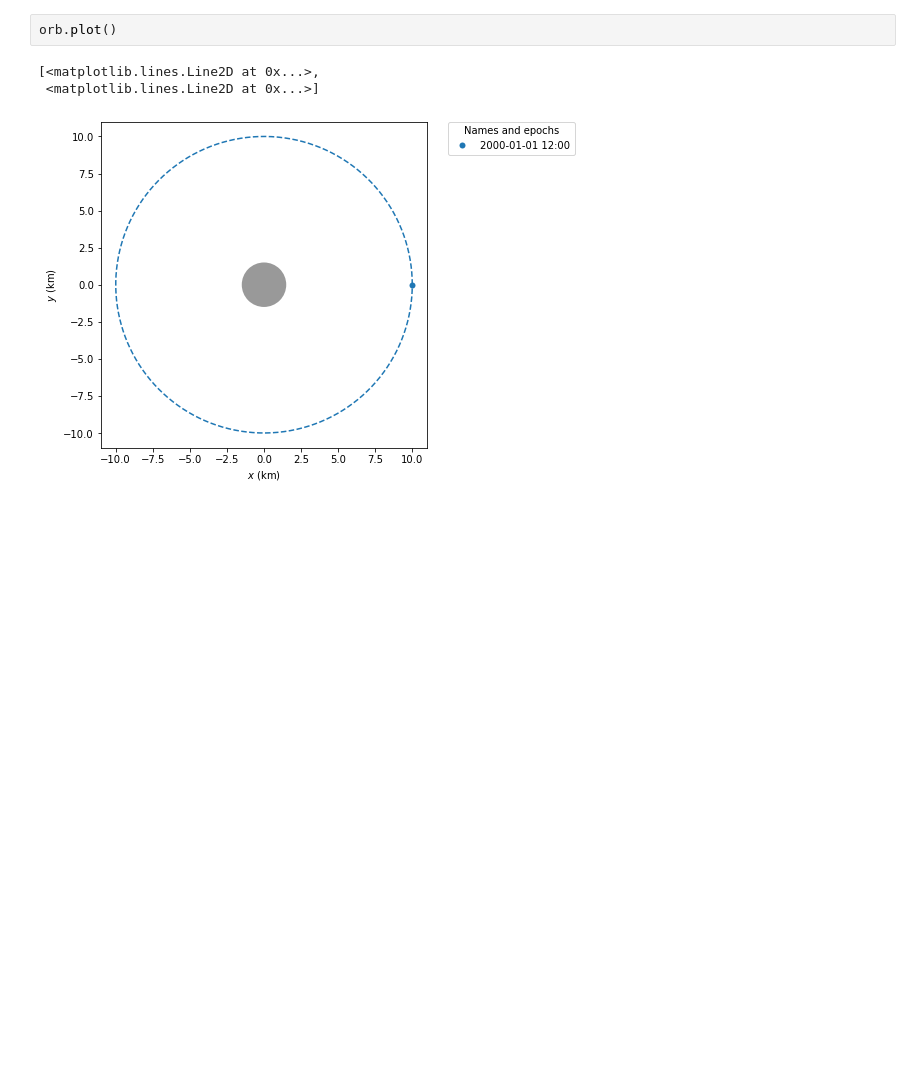
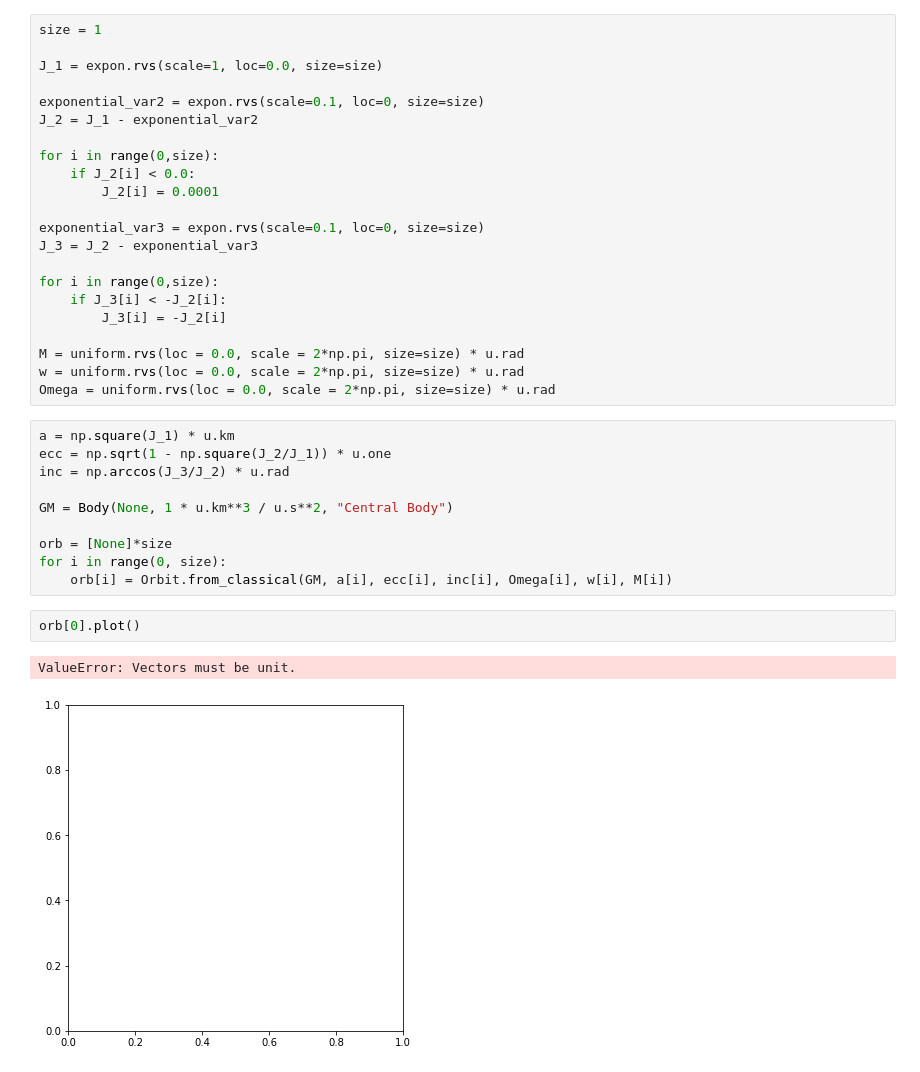
Before and after one commit to henhen724/EchoSimulation, a Jupyter notebook: PythonSimulation/Kepler Echo.ipynb, the cells around one changed output. Drawn from its saved outputs; the diff is of its cells as text; blank space fills up the shorter version.

```diff
--- a/PythonSimulation/Kepler Echo.ipynb
+++ b/PythonSimulation/Kepler Echo.ipynb
@@ -15,6 +20,37 @@ orb = Orbit.from_vectors(GM, r, v)
+# %%
+size = 1
+
+J_1 = expon.rvs(scale=1, loc=0.0, size=size)
+
+exponential_var2 = expon.rvs(scale=0.1, loc=0, size=size)
+J_2 = J_1 - exponential_var2
+
+for i in range(0,size):
+    if J_2[i] < 0.0:
+        J_2[i] = 0.0001
+
+exponential_var3 = expon.rvs(scale=0.1, loc=0, size=size)
+J_3 = J_2 - exponential_var3
+
+for i in range(0,size):
+    if J_3[i] < -J_2[i]:
+        J_3[i] = -J_2[i]
+
+M = uniform.rvs(loc = 0.0, scale = 2*np.pi, size=size) * u.rad
+w = uniform.rvs(loc = 0.0, scale = 2*np.pi, size=size) * u.rad
+Omega = uniform.rvs(loc = 0.0, scale = 2*np.pi, size=size) * u.rad
+# %%
+a = np.square(J_1) * u.km
+ecc = np.sqrt(1 - np.square(J_2/J_1)) * u.one
+inc = np.arccos(J_3/J_2) * u.rad
+
+GM = Body(None, 1 * u.km**3 / u.s**2, "Central Body")
+
+orb = [None]*size
+for i in range(0, size):
+    orb[i] = Orbit.from_classical(GM, a[i], ecc[i], inc[i], Omega[i], w[i], M[i])
 # %%
-orb.plot()
+orb[0].plot()
 # %% [output]
-[<matplotlib.lines.Line2D at 0x...>,
- <matplotlib.lines.Line2D at 0x...>]
+ValueError: Vectors must be unit.
-[figure, old version]
+[figure, new version]
```
Also changed, not shown: parts of 11 cells of this notebook.
